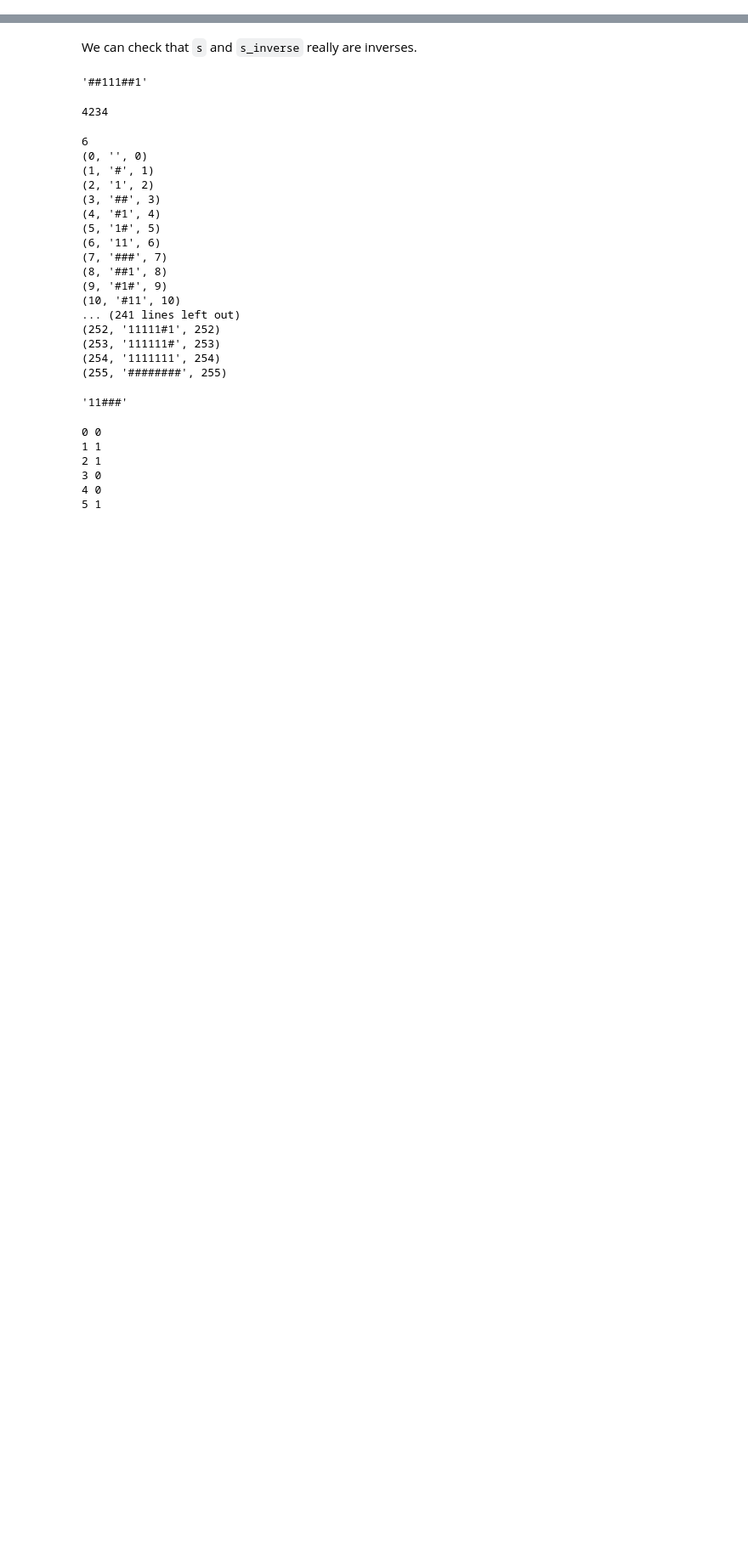
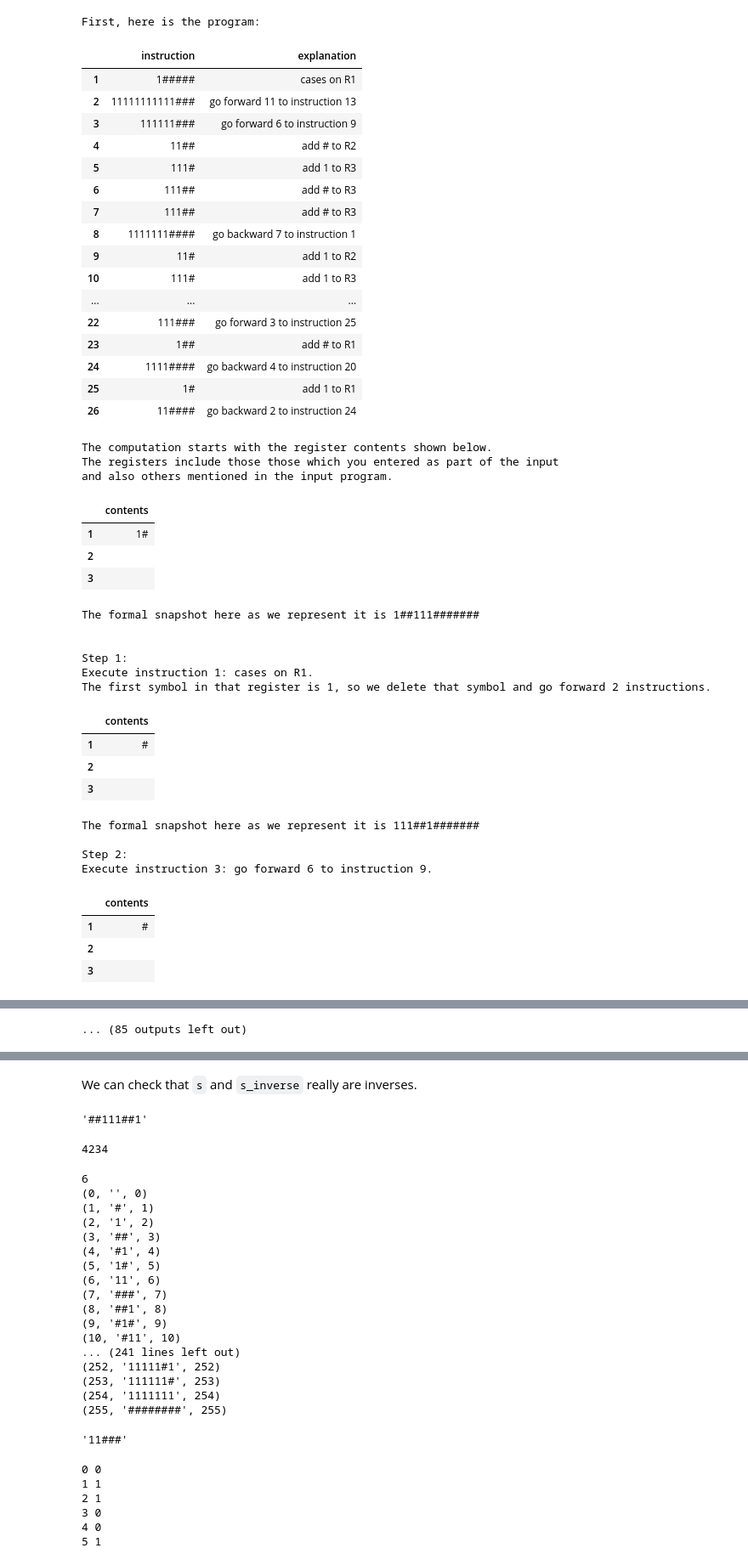
Before and after one commit to lmoss/onesharp, a Jupyter notebook: coding.ipynb, the cells around one changed output, grey strips where cells are left out. Shown at 85% size. Cells and saved outputs as stored; diff of their text form; code cells hidden in the pictures; blank space fills up the shorter version.

```diff
--- a/coding.ipynb
+++ b/coding.ipynb
@@ -4,0 +389,46 @@
+# %%
+step_by_step_with_snapshots(diag,['1#'])
+# %% [output]
+First, here is the program:
+|  | instruction | explanation |
+| 1 | 1##### | cases on R1 |
+| 2 | 11111111111### | go forward 11 to instruction 13 |
+| 3 | 111111### | go forward 6 to instruction 9 |
+| 4 | 11## | add # to R2 |
+| 5 | 111# | add 1 to R3 |
+| 6 | 111## | add # to R3 |
+| 7 | 111## | add # to R3 |
+| 8 | 1111111#### | go backward 7 to instruction 1 |
+| 9 | 11# | add 1 to R2 |
+| 10 | 111# | add 1 to R3 |
+| ... | ... | ... |
+| 22 | 111### | go forward 3 to instruction 25 |
+| 23 | 1## | add # to R1 |
+| 24 | 1111#### | go backward 4 to instruction 20 |
+| 25 | 1# | add 1 to R1 |
+| 26 | 11#### | go backward 2 to instruction 24 |
+The computation starts with the register contents shown below.
+The registers include those those which you entered as part of the input
+and also others mentioned in the input program.
+|  | contents |
+| 1 | 1# |
+| 2 |  |
+| 3 |  |
+The formal snapshot here as we represent it is 1##111#######
+
+
+Step 1:
+Execute instruction 1: cases on R1.
+The first symbol in that register is 1, so we delete that symbol and go forward 2 instructions.
+|  | contents |
+| 1 | # |
+| 2 |  |
+| 3 |  |
+The formal snapshot here as we represent it is 111##1#######
+
+Step 2:
+Execute instruction 3: go forward 6 to instruction 9.
+|  | contents |
+| 1 | # |
+| 2 |  |
+| 3 |  |
@@ -4,0 +451 @@
+... (85 outputs left out)
```
Also changed, not shown: parts of 7 cells of this notebook.
